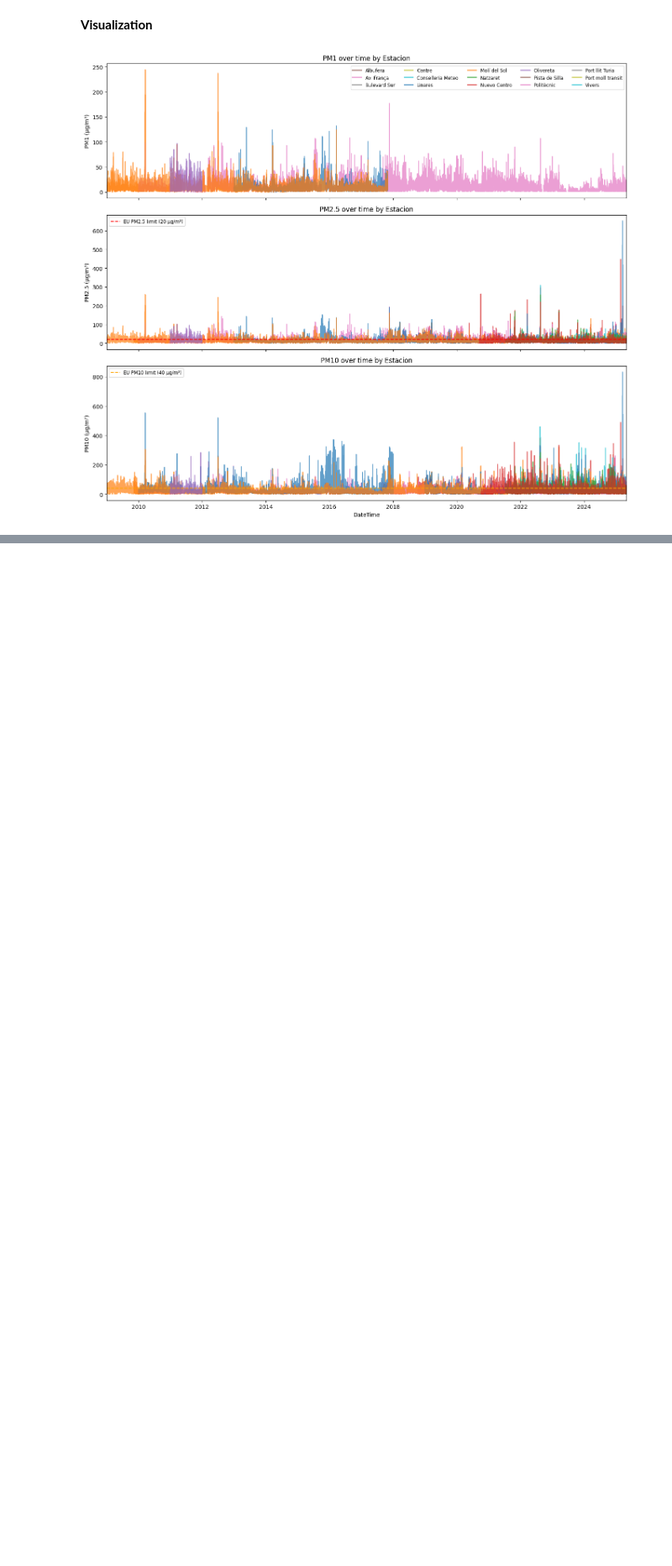
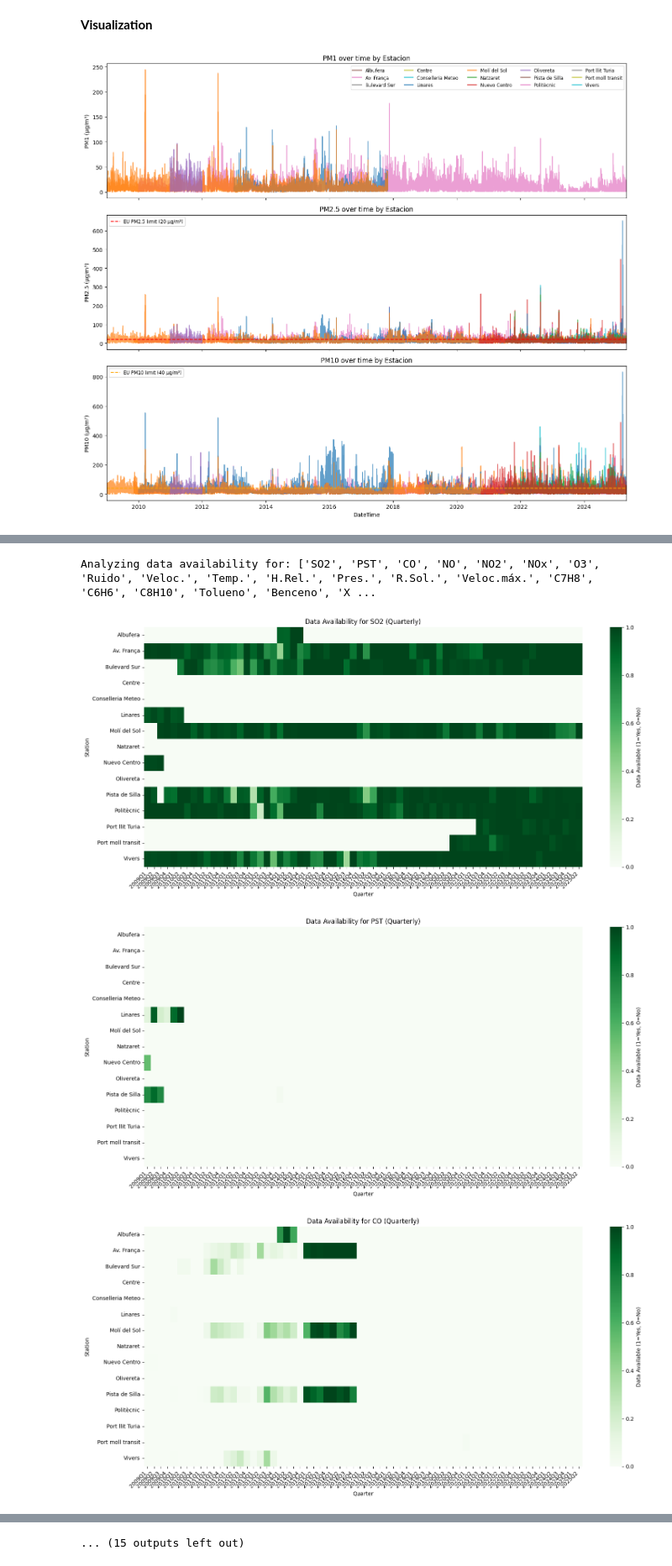
Before and after one commit to alejandrolaguna/VLC-Air-Quality-Data, a Jupyter notebook: Air_quality_VLC.ipynb, the cells around one changed output, grey strips where cells are left out. Shown at 84% size. Cells and saved outputs as stored; diff of their text form; code cells hidden in the pictures; blank space fills up the shorter version.

```diff
--- a/Air_quality_VLC.ipynb
+++ b/Air_quality_VLC.ipynb
@@ -395,0 +398,59 @@ plt.show()
+# %%
+# Data Availability Analysis - All variables with quarterly grouping
+
+import numpy as np
+import seaborn as sns
+
+# 1. Set up: Use quarterly grouping for broader columns
+data_AQ_VLC["Date_Quarter"] = data_AQ_VLC["Datetime"].dt.to_period("Q")  # Quarterly
+stations = sorted(data_AQ_VLC["Estacion"].unique())
+
+# Check all available sensor columns (exclude non-sensor columns)
+exclude_cols = ["Estacion", "FECHA Y HORA", "FECHA", "HORA", "Datetime", "Date_Quarter"]
+cols_to_check = [col for col in data_AQ_VLC.columns if col not in exclude_cols]
+
+print(f"Analyzing data availability for: {cols_to_check}")
+
+# 2. Build availability matrix with percentages
+availability = []
+for station in stations:
+    df_station = data_AQ_VLC[data_AQ_VLC["Estacion"] == station]
+    for col in cols_to_check:
+        # Calculate percentage of non-null values per quarter
+        quarterly = df_station.groupby("Date_Quarter")[col].apply(lambda x: x.notna().mean()).round(2)
+        for date, percentage in quarterly.items():
+            availability.append({"Station": station, "Date": date, "Sensor": col, "Available": percentage})
+
+
+avail_df = pd.DataFrame(availability)
+
+# 3. Create one heatmap per sensor
+for sensor in cols_to_check:
+    pivot = avail_df[avail_df["Sensor"] == sensor].pivot(index="Station", columns="Date", values="Available")
+
+    # Drop all-NaN rows and columns
+    pivot = pivot.dropna(how="all", axis=0).dropna(how="all", axis=1)
+
+    if pivot.sum().sum() == 0:
+        print(f"No data available for {sensor}, skipping plot.")
+        continue
+
+    plt.figure(figsize=(16, max(6, len(pivot.index)*0.5)))
+    # Format x labels to show quarter
+    pivot.columns = [str(d) for d in pivot.columns]  # Convert period to string
+
+    # Use default colormap (viridis)
+    sns.heatmap(pivot.fillna(0), cmap="Greens",
+                cbar_kws={'label': 'Data Available (1=Yes, 0=No)'},
+                vmin=0, vmax=1)
+    plt.title(f"Data Availability for {sensor} (Quarterly)")
+    plt.xlabel("Quarter")
+    plt.ylabel("Station")
+    plt.xticks(rotation=45, ha='right')
+    plt.tight_layout()
+    plt.show()
+# %% [output]
+Analyzing data availability for: ['SO2', 'PST', 'CO', 'NO', 'NO2', 'NOx', 'O3', 'Ruido', 'Veloc.', 'Temp.', 'H.Rel.', 'Pres.', 'R.Sol.', 'Veloc.máx.', 'C7H8', 'C6H6', 'C8H10', 'Tolueno', 'Benceno', 'X ...
+[figure, added]
+[figure, added]
+[figure, added]
@@ -395,0 +465 @@ plt.show()
+... (15 outputs left out)
```
Also changed, not shown: parts of 6 cells of this notebook.
